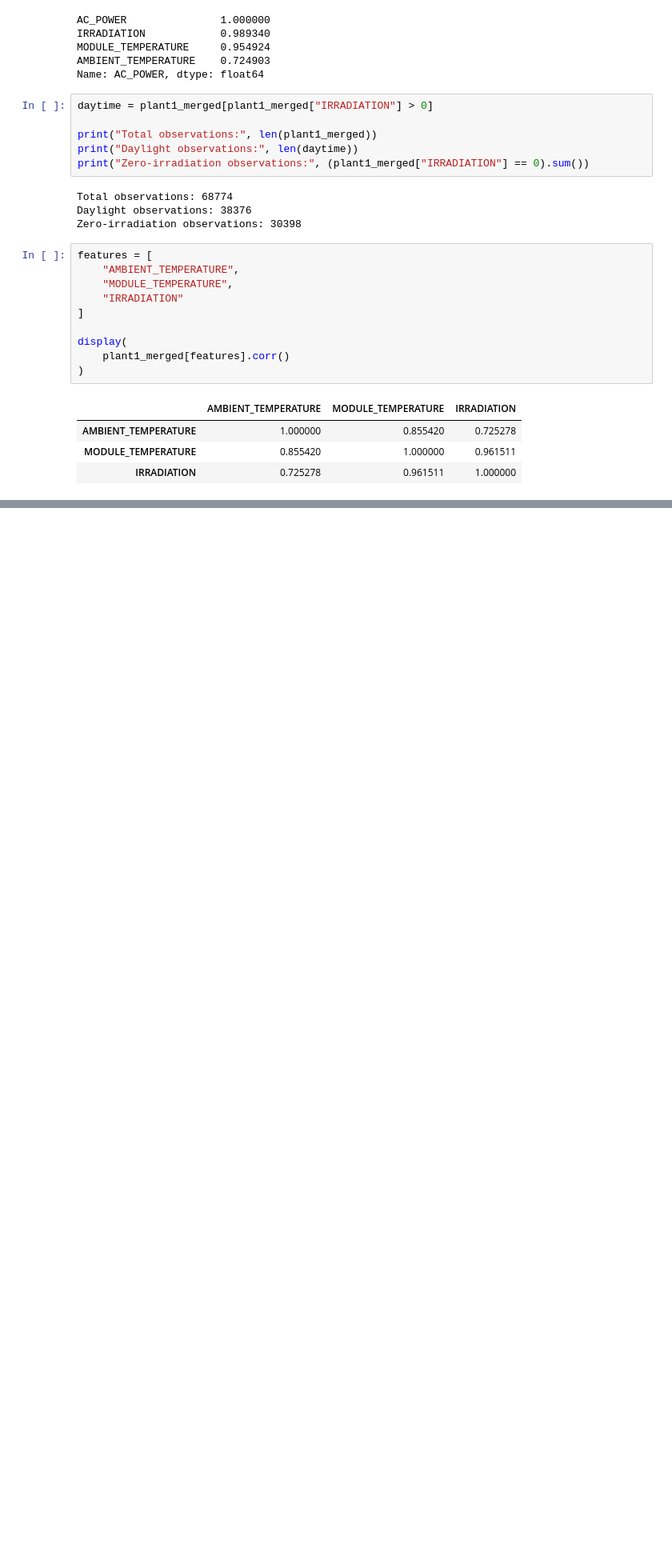
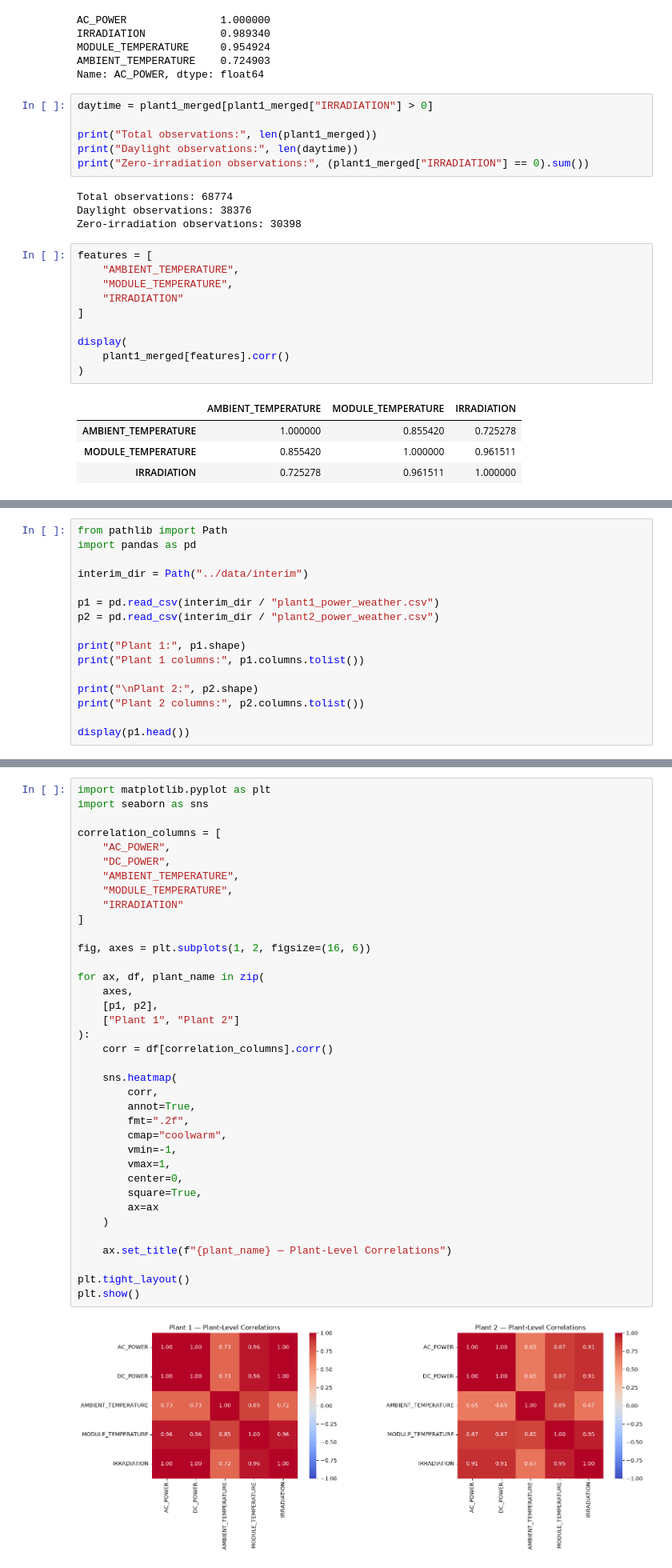
Before and after one commit to pavanpavan1138h-cpu/SolarSelect, a Jupyter notebook: EDA/01_dataset_overview.ipynb.ipynb, the cells around one changed output, grey strips where cells are left out. Shown at 80% size. Saved outputs shown, nothing was run; the diff lists cells and outputs as text; blank space fills up the shorter version.

```diff
--- a/EDA/01_dataset_overview.ipynb.ipynb
+++ b/EDA/01_dataset_overview.ipynb.ipynb
@@ -615,0 +870,16 @@ display(
+# %%
+from pathlib import Path
+import pandas as pd
+
+interim_dir = Path("../data/interim")
+
+p1 = pd.read_csv(interim_dir / "plant1_power_weather.csv")
+p2 = pd.read_csv(interim_dir / "plant2_power_weather.csv")
+
+print("Plant 1:", p1.shape)
+print("Plant 1 columns:", p1.columns.tolist())
+
+print("\nPlant 2:", p2.shape)
+print("Plant 2 columns:", p2.columns.tolist())
+
+display(p1.head())
@@ -615,0 +898,39 @@ display(
+# %%
+import matplotlib.pyplot as plt
+import seaborn as sns
+
+correlation_columns = [
+    "AC_POWER",
+    "DC_POWER",
+    "AMBIENT_TEMPERATURE",
+    "MODULE_TEMPERATURE",
+    "IRRADIATION"
+]
+
+fig, axes = plt.subplots(1, 2, figsize=(16, 6))
+
+for ax, df, plant_name in zip(
+    axes,
+    [p1, p2],
+    ["Plant 1", "Plant 2"]
+):
+    corr = df[correlation_columns].corr()
+
+    sns.heatmap(
+        corr,
+        annot=True,
+        fmt=".2f",
+        cmap="coolwarm",
+        vmin=-1,
+        vmax=1,
+        center=0,
+        square=True,
+        ax=ax
+    )
+
+    ax.set_title(f"{plant_name} — Plant-Level Correlations")
+
+plt.tight_layout()
+plt.show()
+# %% [output]
+[figure, added]
```
Also changed, not shown: parts of 10 cells of this notebook, 19 other files.
